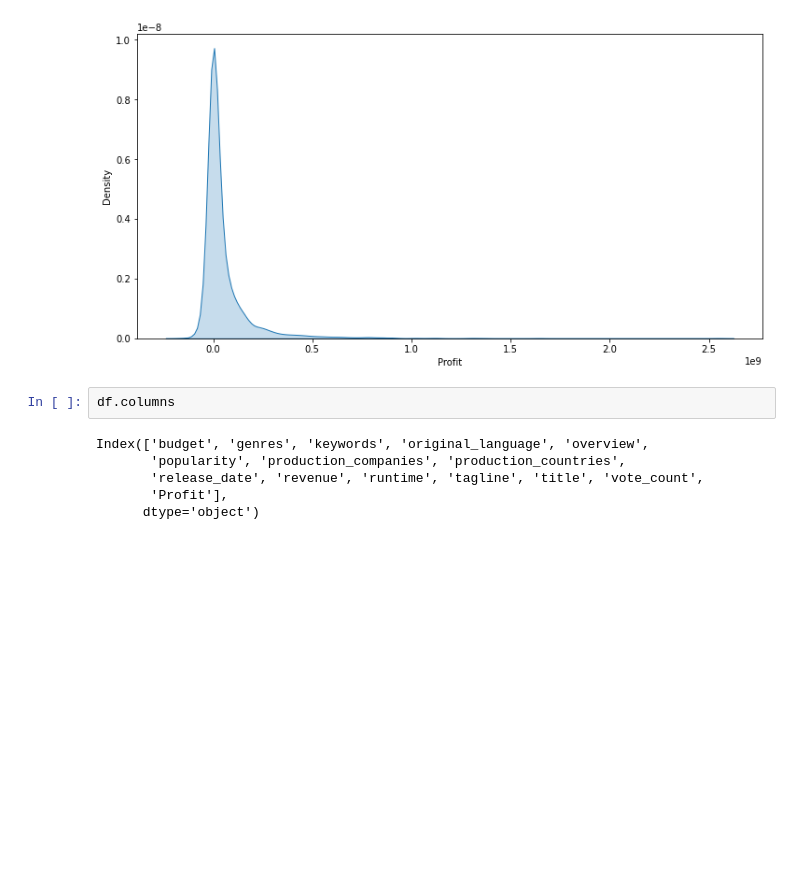
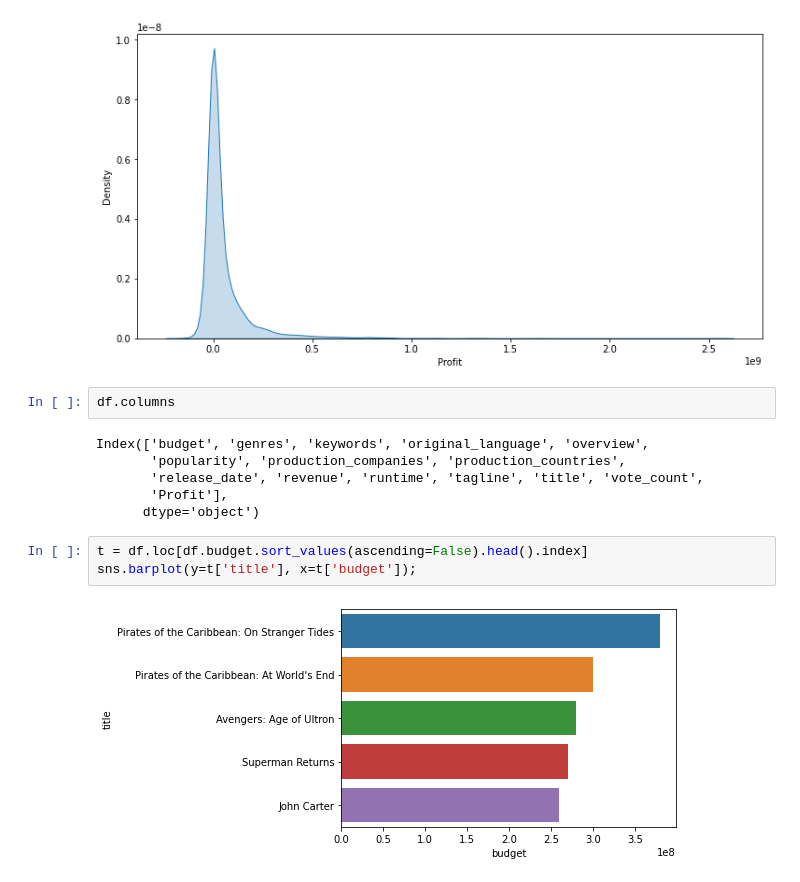
Before and after one commit to AminuAhmadh/data-analysis, a Jupyter notebook: EDA/tmdb.ipynb, the cells around one changed output. Saved outputs shown, nothing was run; the diff lists cells and outputs as text; blank space fills up the shorter version.

```diff
--- a/EDA/tmdb.ipynb
+++ b/EDA/tmdb.ipynb
@@ -179,3 +179,8 @@ Index(['budget', 'genres', 'keywords', 'original_language', 'overview',
        'release_date', 'revenue', 'runtime', 'tagline', 'title', 'vote_count',
        'Profit'],
       dtype='object')
+# %%
+t = df.loc[df.budget.sort_values(ascending=False).head().index]
+sns.barplot(y=t['title'], x=t['budget']);
+# %% [output]
+[figure, added]
```
Also changed, not shown: parts of 27 cells of this notebook, 5 other files.
